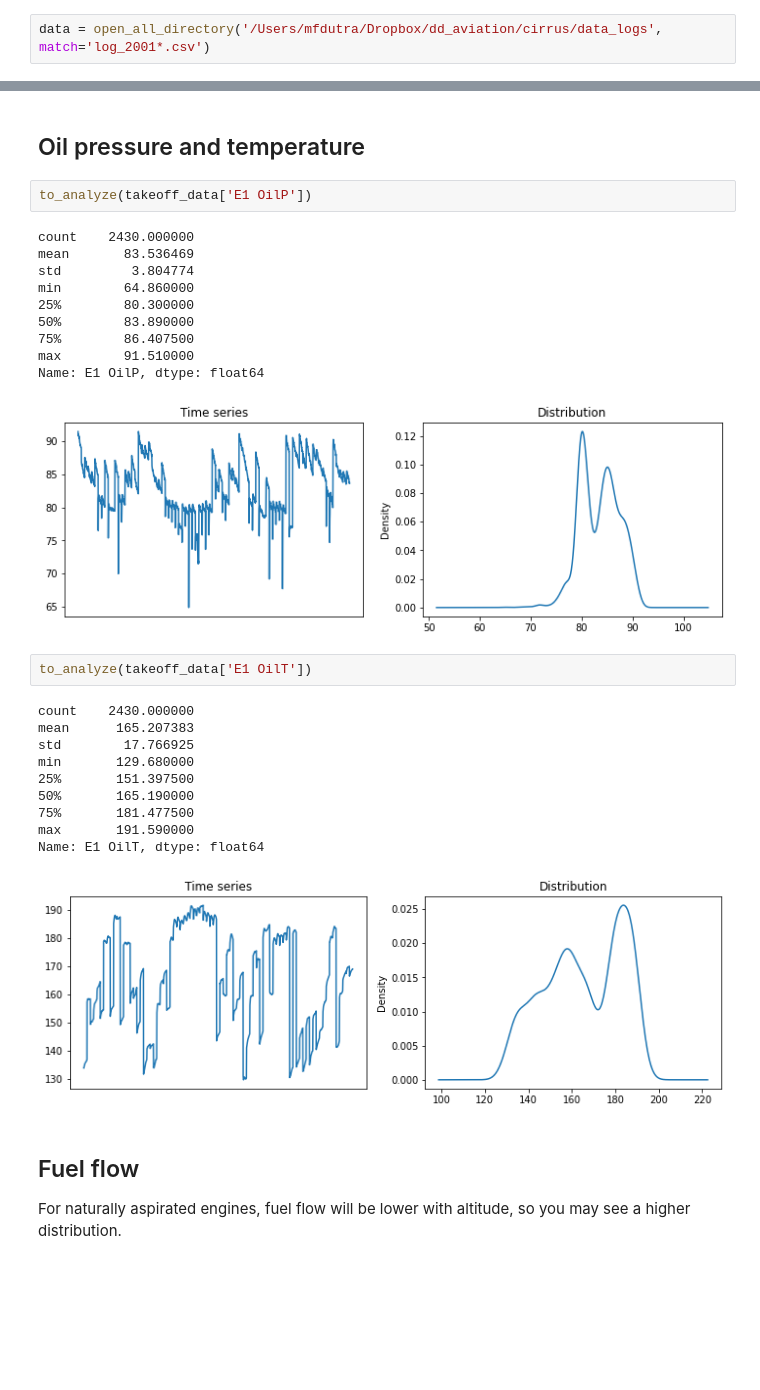
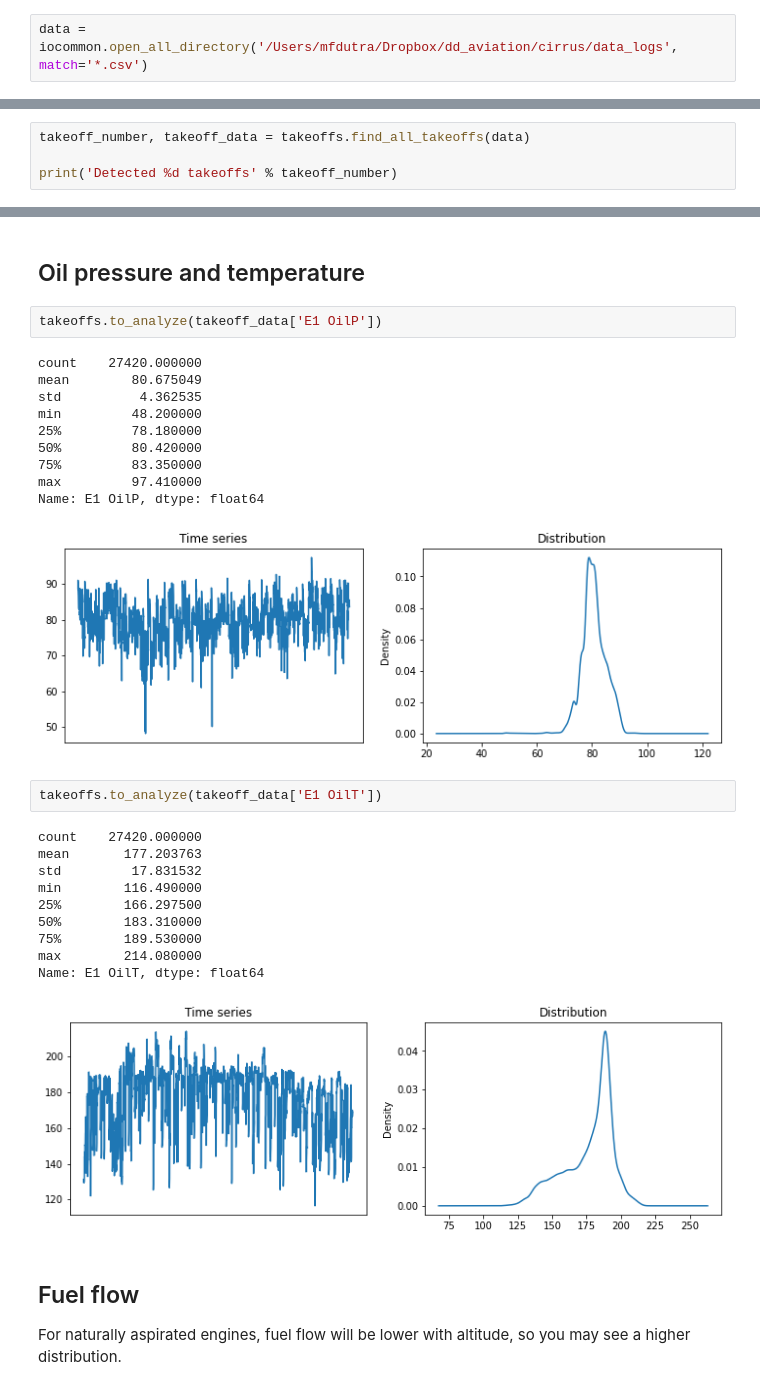
Before and after one commit to mfdutra/flight_analysis, a Jupyter notebook: takeoff.ipynb, the cells around one changed output, grey strips where cells are left out. Drawn from its saved outputs; the diff is of its cells as text; blank space fills up the shorter version.

Commit message:
Code reorganization
Process almost 700 flights and 914 takeoffs.

```diff
--- a/takeoff.ipynb
+++ b/takeoff.ipynb
@@ -86,5 +13,5 @@ def open_all_directory(directory, recursive=False, match='*.csv'):
 # %% [markdown]
 # Load some data
 # %%
-data = open_all_directory('/Users/mfdutra/Dropbox/dd_aviation/cirrus/data_logs', match='log_2001*.csv')
+data = iocommon.open_all_directory('/Users/mfdutra/Dropbox/dd_aviation/cirrus/data_logs', match='*.csv')
 # %% [output]
@@ -174,0 +67,4 @@ Detected 81 takeoffs
+# %%
+takeoff_number, takeoff_data = takeoffs.find_all_takeoffs(data)
+
+print('Detected %d takeoffs' % takeoff_number)
@@ -191,31 +77,31 @@ def to_analyze(data):
 # %% [markdown]
 ## Oil pressure and temperature
 # %%
-to_analyze(takeoff_data['E1 OilP'])
+takeoffs.to_analyze(takeoff_data['E1 OilP'])
 # %% [output]
-count    2430.000000
-mean       83.536469
-std         3.804774
-min        64.860000
-25%        80.300000
-50%        83.890000
-75%        86.407500
-max        91.510000
+count    27420.000000
+mean        80.675049
+std          4.362535
+min         48.200000
+25%         78.180000
+50%         80.420000
+75%         83.350000
+max         97.410000
 Name: E1 OilP, dtype: float64
-[figure, old version]
+[figure, new version]
 # %%
-to_analyze(takeoff_data['E1 OilT'])
+takeoffs.to_analyze(takeoff_data['E1 OilT'])
 # %% [output]
-count    2430.000000
-mean      165.207383
-std        17.766925
-min       129.680000
-25%       151.397500
-50%       165.190000
-75%       181.477500
-max       191.590000
+count    27420.000000
+mean       177.203763
+std         17.831532
+min        116.490000
+25%        166.297500
+50%        183.310000
+75%        189.530000
+max        214.080000
 Name: E1 OilT, dtype: float64
-[figure, old version]
+[figure, new version]
 # %% [markdown]
 ## Fuel flow
 
```
Also changed, not shown: parts of 11 cells of this notebook, 2 other files.
